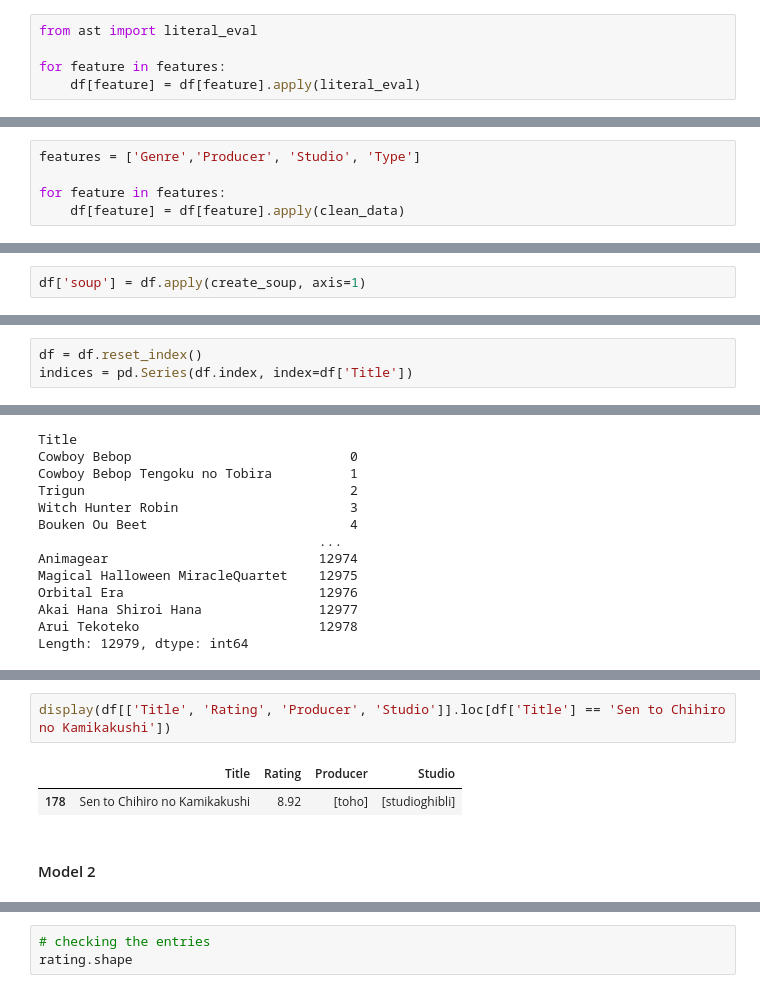
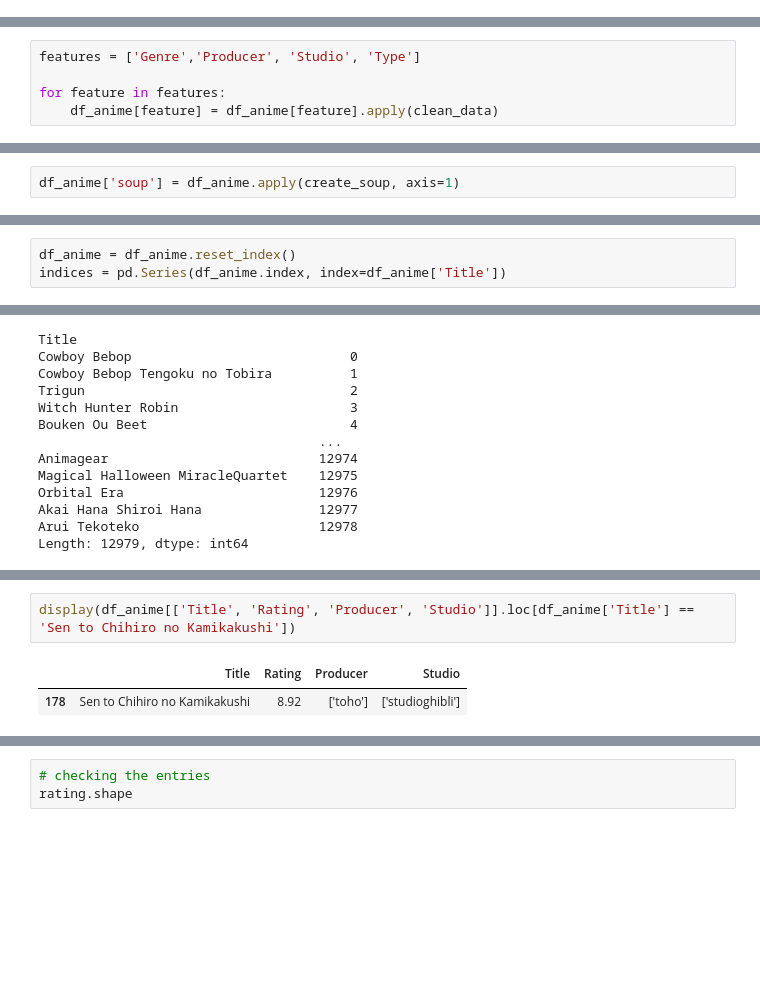
Before and after one commit to felix-n12/Movie-Recommendation-System, a Jupyter notebook: Modelling.ipynb, the cells around one changed output, grey strips where cells are left out. Cells and saved outputs as stored; diff of their text form; blank space fills up the shorter version.

Commit message:
updated notebook with updated models

```diff
--- a/Modelling.ipynb
+++ b/Modelling.ipynb
@@ -146,6 +198 @@ df[features] = df[features].fillna('[' ']')
-# %%
-from ast import literal_eval
-
-for feature in features:
-    df[feature] = df[feature].apply(literal_eval)
 # %%
@@ -167,4 +214,4 @@ def clean_data(x):
 features = ['Genre','Producer', 'Studio', 'Type']
 
 for feature in features:
-    df[feature] = df[feature].apply(clean_data)
+    df_anime[feature] = df_anime[feature].apply(clean_data)
@@ -182,5 +232,5 @@ features
 def create_soup(x):
     return " ".join(x['Genre']) + " " + x['Type'] + " " + " ".join(x['Producer']) + " " + " ".join(x['Studio']) + " " + x['Synopsis'] + " " + " ".join(x['Studio'])
 # %%
-df['soup'] = df.apply(create_soup, axis=1)
+df_anime['soup'] = df_anime.apply(create_soup, axis=1)
 # %%
@@ -210,8 +259,8 @@ from sklearn.metrics.pairwise import cosine_similarity
 
 cosine_sim2 = cosine_similarity(count_matrix, count_matrix)
 # %%
-df = df.reset_index()
-indices = pd.Series(df.index, index=df['Title'])
+df_anime = df_anime.reset_index()
+indices = pd.Series(df_anime.index, index=df_anime['Title'])
 # %%
 indices
 # %% [output]
@@ -287,8 +339,6 @@ get_recommendations('Mirai no Mirai', cosine_sim2)
 Name: Title, dtype: object
 # %%
-display(df[['Title', 'Rating', 'Producer', 'Studio']].loc[df['Title'] == 'Sen to Chihiro no Kamikakushi'])
+display(df_anime[['Title', 'Rating', 'Producer', 'Studio']].loc[df_anime['Title'] == 'Sen to Chihiro no Kamikakushi'])
 # %% [output]
 |  | Title | Rating | Producer | Studio |
-| 178 | Sen to Chihiro no Kamikakushi | 8.92 | [toho] | [studioghibli] |
+| 178 | Sen to Chihiro no Kamikakushi | 8.92 | ['toho'] | ['studioghibli'] |
-# %% [markdown]
-####   Model 2
```
Also changed, not shown: parts of 144 cells of this notebook.
